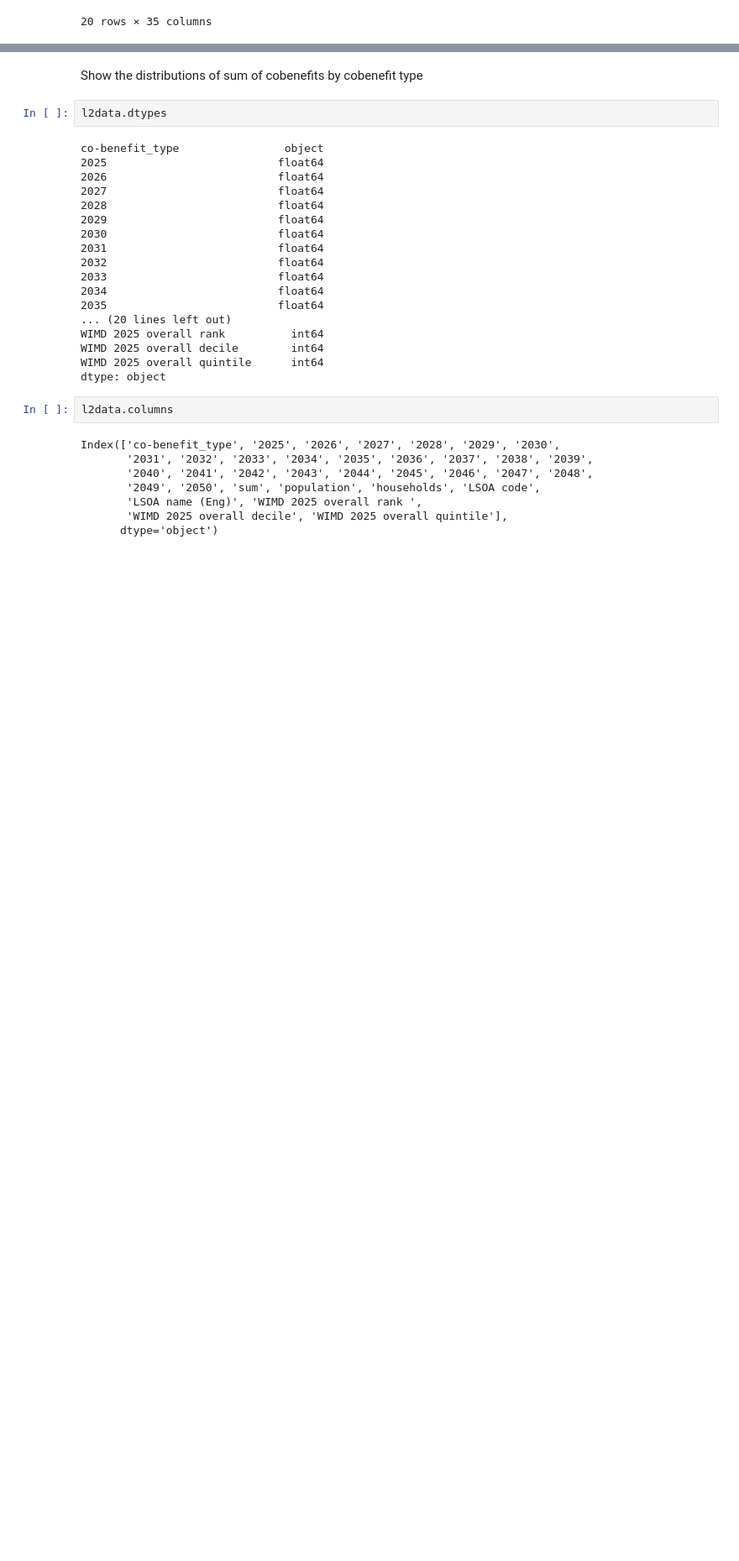
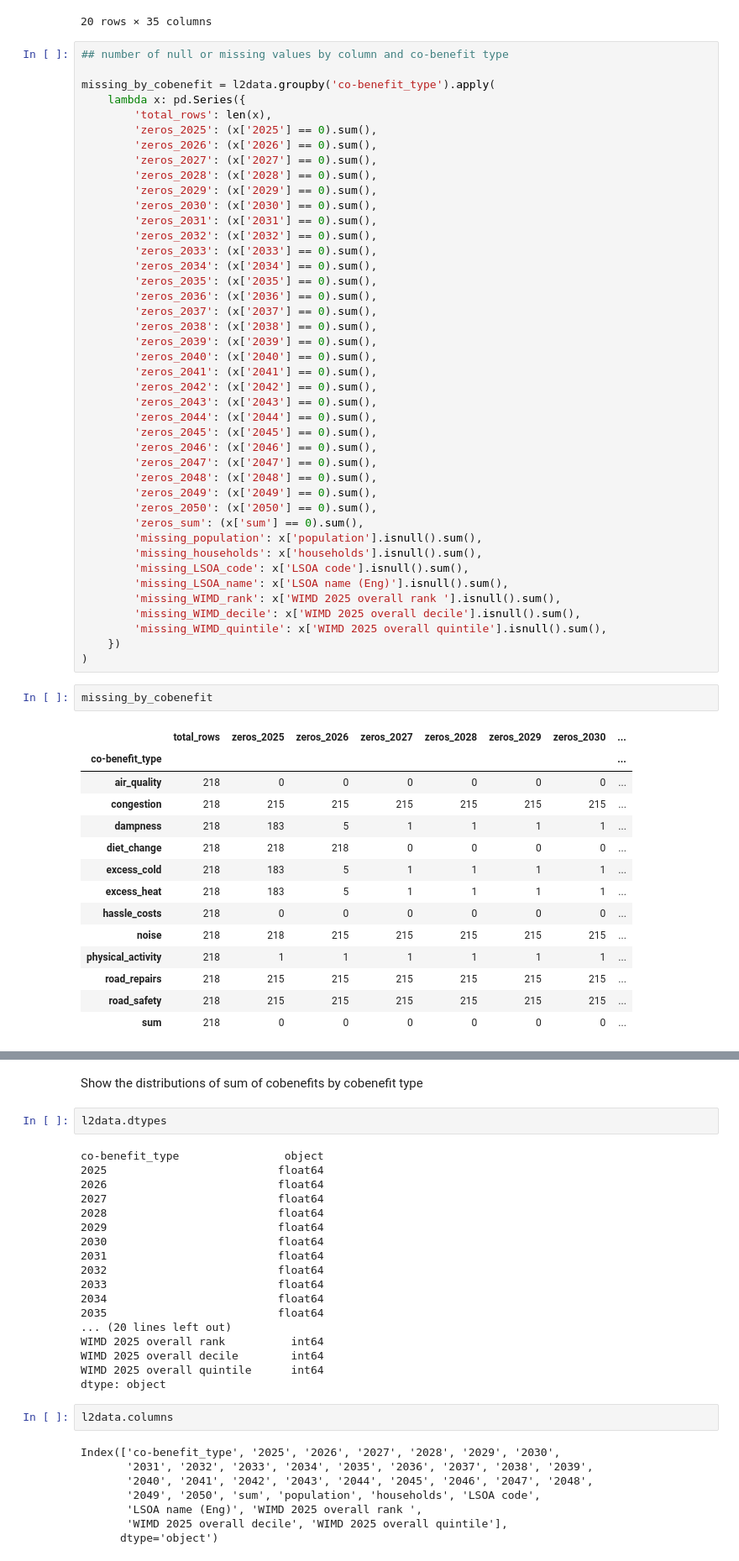
Before and after one commit to AuraFrizzati/VizElves2025, a Jupyter notebook: python_code/Explore_Level2_data.ipynb, the cells around one changed output, grey strips where cells are left out. Shown: that part at 84% size. Cells and saved outputs as stored; diff of their text form; blank space fills up the shorter version.

Commit message:
zero values

```diff
--- a/python_code/Explore_Level2_data.ipynb
+++ b/python_code/Explore_Level2_data.ipynb
@@ -30,3 +30,62 @@ l2data.head(20)
 | 18 | hassle_costs | -0.101046 | -1.205985e-01 | -1.396274e-01 | -1.585806e-01 | -1.772183e-01 | -1.955068e-01 | -1.970514e-01 | -1.984947e-01 | -1.998474e-01 | ... |
 | 19 | noise | 0.000000 | 0.000000e+00 | 0.000000e+00 | 0.000000e+00 | 0.000000e+00 | 0.000000e+00 | 0.000000e+00 | 0.000000e+00 | 0.000000e+00 | ... |
 20 rows × 35 columns
+# %%
+## number of null or missing values by column and co-benefit type
+
+missing_by_cobenefit = l2data.groupby('co-benefit_type').apply(
+    lambda x: pd.Series({
+        'total_rows': len(x),
+        'zeros_2025': (x['2025'] == 0).sum(),
+        'zeros_2026': (x['2026'] == 0).sum(),
+        'zeros_2027': (x['2027'] == 0).sum(),
+        'zeros_2028': (x['2028'] == 0).sum(),
+        'zeros_2029': (x['2029'] == 0).sum(),
+        'zeros_2030': (x['2030'] == 0).sum(),
+        'zeros_2031': (x['2031'] == 0).sum(),
+        'zeros_2032': (x['2032'] == 0).sum(),
+        'zeros_2033': (x['2033'] == 0).sum(),
+        'zeros_2034': (x['2034'] == 0).sum(),
+        'zeros_2035': (x['2035'] == 0).sum(),
+        'zeros_2036': (x['2036'] == 0).sum(),
+        'zeros_2037': (x['2037'] == 0).sum(),
+        'zeros_2038': (x['2038'] == 0).sum(),
+        'zeros_2039': (x['2039'] == 0).sum(),
+        'zeros_2040': (x['2040'] == 0).sum(),
+        'zeros_2041': (x['2041'] == 0).sum(),
+        'zeros_2042': (x['2042'] == 0).sum(),
+        'zeros_2043': (x['2043'] == 0).sum(),
+        'zeros_2044': (x['2044'] == 0).sum(),
+        'zeros_2045': (x['2045'] == 0).sum(),
+        'zeros_2046': (x['2046'] == 0).sum(),
+        'zeros_2047': (x['2047'] == 0).sum(),
+        'zeros_2048': (x['2048'] == 0).sum(),
+        'zeros_2049': (x['2049'] == 0).sum(),
+        'zeros_2050': (x['2050'] == 0).sum(),
+        'zeros_sum': (x['sum'] == 0).sum(),
+        'missing_population': x['population'].isnull().sum(),
+        'missing_households': x['households'].isnull().sum(),
+        'missing_LSOA_code': x['LSOA code'].isnull().sum(),
+        'missing_LSOA_name': x['LSOA name (Eng)'].isnull().sum(),
+        'missing_WIMD_rank': x['WIMD 2025 overall rank '].isnull().sum(),
+        'missing_WIMD_decile': x['WIMD 2025 overall decile'].isnull().sum(),
+        'missing_WIMD_quintile': x['WIMD 2025 overall quintile'].isnull().sum(),
+    })
+)
+# %%
+missing_by_cobenefit
+# %% [output]
+|  | total_rows | zeros_2025 | zeros_2026 | zeros_2027 | zeros_2028 | zeros_2029 | zeros_2030 | ... |
+| co-benefit_type |  |  |  |  |  |  |  | ... |
+| air_quality | 218 | 0 | 0 | 0 | 0 | 0 | 0 | ... |
+| congestion | 218 | 215 | 215 | 215 | 215 | 215 | 215 | ... |
+| dampness | 218 | 183 | 5 | 1 | 1 | 1 | 1 | ... |
+| diet_change | 218 | 218 | 218 | 0 | 0 | 0 | 0 | ... |
+| excess_cold | 218 | 183 | 5 | 1 | 1 | 1 | 1 | ... |
+| excess_heat | 218 | 183 | 5 | 1 | 1 | 1 | 1 | ... |
+| hassle_costs | 218 | 0 | 0 | 0 | 0 | 0 | 0 | ... |
+| noise | 218 | 218 | 215 | 215 | 215 | 215 | 215 | ... |
+| physical_activity | 218 | 1 | 1 | 1 | 1 | 1 | 1 | ... |
+| road_repairs | 218 | 215 | 215 | 215 | 215 | 215 | 215 | ... |
+| road_safety | 218 | 215 | 215 | 215 | 215 | 215 | 215 | ... |
+| sum | 218 | 0 | 0 | 0 | 0 | 0 | 0 | ... |
```
Also changed, not shown: parts of 1 cell of this notebook, 1 other file.
